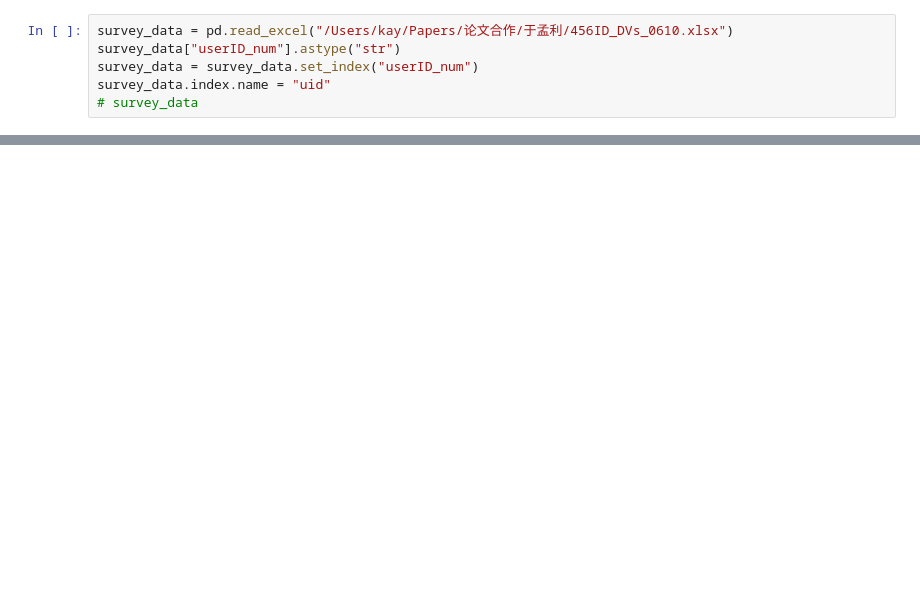
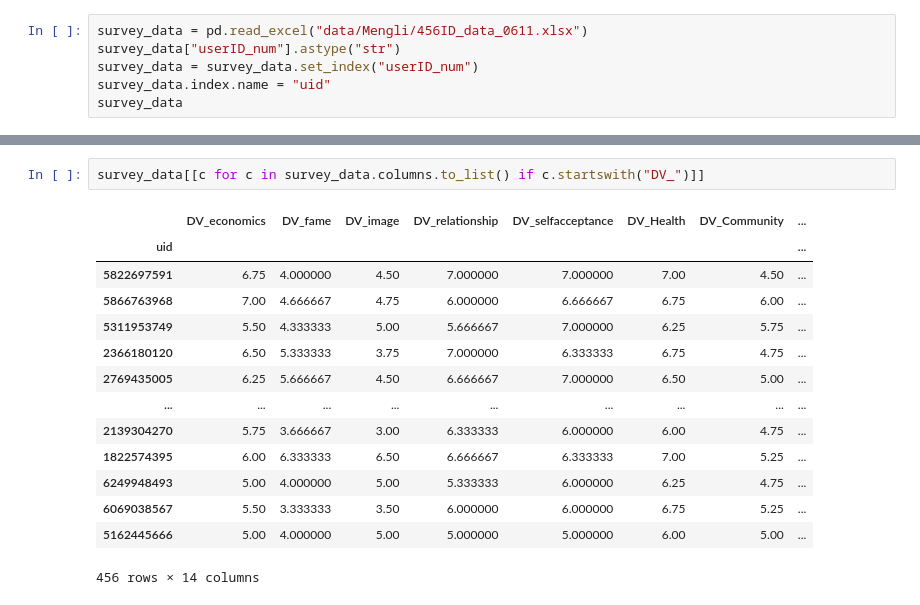
Before and after one commit to kayzhou/exp_user_behaviour, a Jupyter notebook: personality_analysis/analyze_user.ipynb, the cells around one changed output, grey strips where cells are left out. Saved outputs shown, nothing was run; the diff lists cells and outputs as text; blank space fills up the shorter version.

```diff
--- a/personality_analysis/analyze_user.ipynb
+++ b/personality_analysis/analyze_user.ipynb
@@ -161,6 +285,6 @@ df
 # %%
-survey_data = pd.read_excel("/Users/kay/Papers/论文合作/于孟利/456ID_DVs_0610.xlsx")
+survey_data = pd.read_excel("data/Mengli/456ID_data_0611.xlsx")
 survey_data["userID_num"].astype("str")
 survey_data = survey_data.set_index("userID_num")
 survey_data.index.name = "uid"
-# survey_data
+survey_data
@@ -166,0 +306,17 @@ survey_data.index.name = "uid"
+# %%
+survey_data[[c for c in survey_data.columns.to_list() if c.startswith("DV_")]]
+# %% [output]
+|  | DV_economics | DV_fame | DV_image | DV_relationship | DV_selfacceptance | DV_Health | DV_Community | ... |
+| uid |  |  |  |  |  |  |  | ... |
+| 5822697591 | 6.75 | 4.000000 | 4.50 | 7.000000 | 7.000000 | 7.00 | 4.50 | ... |
+| 5866763968 | 7.00 | 4.666667 | 4.75 | 6.000000 | 6.666667 | 6.75 | 6.00 | ... |
+| 5311953749 | 5.50 | 4.333333 | 5.00 | 5.666667 | 7.000000 | 6.25 | 5.75 | ... |
+| 2366180120 | 6.50 | 5.333333 | 3.75 | 7.000000 | 6.333333 | 6.75 | 4.75 | ... |
+| 2769435005 | 6.25 | 5.666667 | 4.50 | 6.666667 | 7.000000 | 6.50 | 5.00 | ... |
+| ... | ... | ... | ... | ... | ... | ... | ... | ... |
+| 2139304270 | 5.75 | 3.666667 | 3.00 | 6.333333 | 6.000000 | 6.00 | 4.75 | ... |
+| 1822574395 | 6.00 | 6.333333 | 6.50 | 6.666667 | 6.333333 | 7.00 | 5.25 | ... |
+| 6249948493 | 5.00 | 4.000000 | 5.00 | 5.333333 | 6.000000 | 6.25 | 4.75 | ... |
+| 6069038567 | 5.50 | 3.333333 | 3.50 | 6.000000 | 6.000000 | 6.75 | 5.25 | ... |
+| 5162445666 | 5.00 | 4.000000 | 5.00 | 5.000000 | 5.000000 | 6.00 | 5.00 | ... |
+456 rows × 14 columns
```
Also changed, not shown: parts of 29 cells of this notebook, 5 other files.
